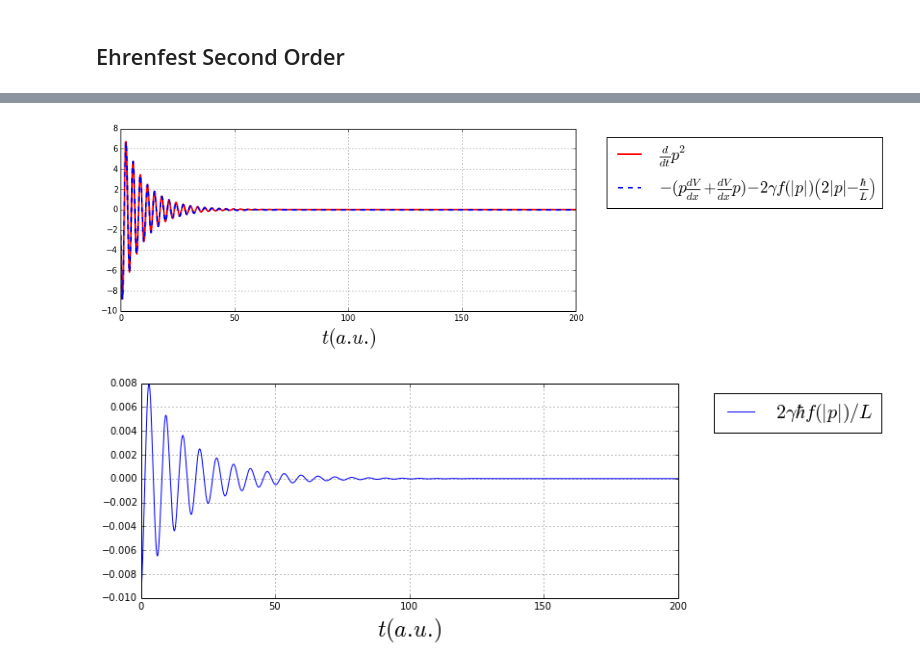
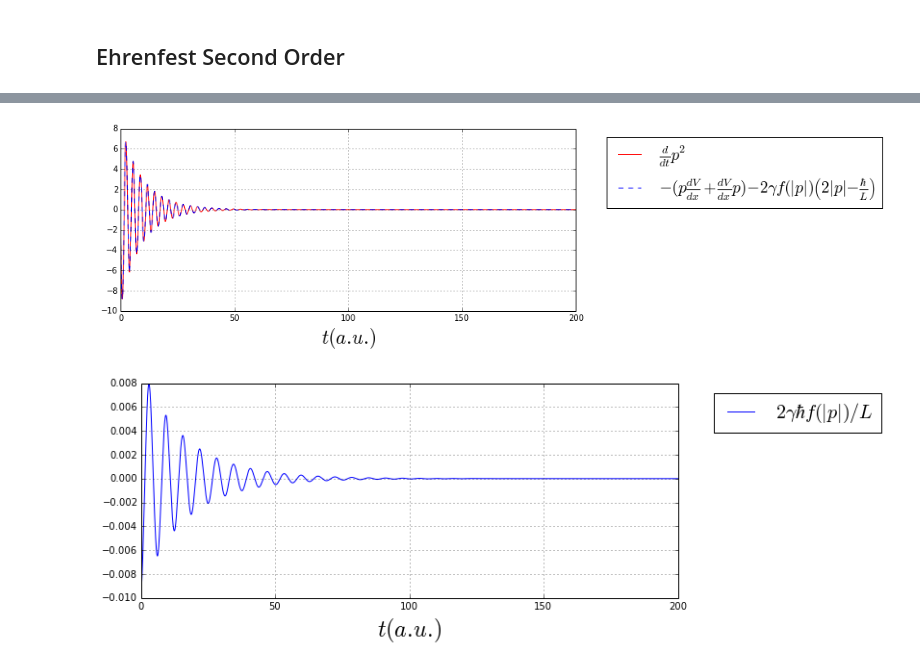
Before and after one commit to cabrer7/PyWignerCUDA, a Jupyter notebook: instances/Rho2D/Ohmic/grid256_L6.0_epsilon0.5_amplitude20/Damping_XX_PInit3_Omega1_Gamma0.07_DTheta0.0143.ipynb, the cells around one changed output, grey strips where cells are left out. Cells and saved outputs as stored; diff of their text form; code cells hidden in the pictures.

```diff
--- a/instances/Rho2D/Ohmic/grid256_L6.0_epsilon0.5_amplitude20/Damping_XX_PInit3_Omega1_Gamma0.07_DTheta0.0143.ipynb
+++ b/instances/Rho2D/Ohmic/grid256_L6.0_epsilon0.5_amplitude20/Damping_XX_PInit3_Omega1_Gamma0.07_DTheta0.0143.ipynb
@@ -433,28 +431,27 @@ ax.grid();
 # %%
 fig, ax = plt.subplots(figsize=(10, 4))
 
 ax.plot( instance.timeRange ,  np.gradient( instance.P2_average, instance.dt).real,
         '-' , label = '$ \\frac{d}{dt} p^2 $',
-        color = 'r' , linewidth=2.)
-
+        color = 'r' , linewidth=1.)
 
 ax.plot( instance.timeRange ,
         -2.*instance.PdPotentialdX_average  + \
-        instance.alpha_average
+        instance.alpha_average + 2*instance.D_Theta
         , '--' ,
          label = '$-(p\\frac{dV}{dx} +\\frac{dV}{dx} p ) - 2\\gamma f( |p| )\\left( 2|p| - \\frac{\\hbar}{L} \\right) $',
-        linewidth=2.)
+        linewidth=1.)
 
 axis_font = {'fontname':'Times', 'size':'24'}
 ax.set_xlabel(r'$t (a.u.)$',**axis_font)
 
 ax.legend(bbox_to_anchor=(1.05, 1), loc=2, prop={'size':20} )
 #ax.set_ylim(- 0.1 , 0.1)
 #ax.set_xlabel('t')
 #ax.set_ylabel(' ')
 ax.grid();
 # %% [output]
-[figure, old version]
+[figure, new version]
 # %%
 fig, ax = plt.subplots(figsize=(10, 4))
 ax.plot( instance.timeRange , + 2*instance.gammaDamping*instance.f_Damping_average/instance.L_material
```
Also changed, not shown: parts of 14 cells of this notebook, 9 other files.
